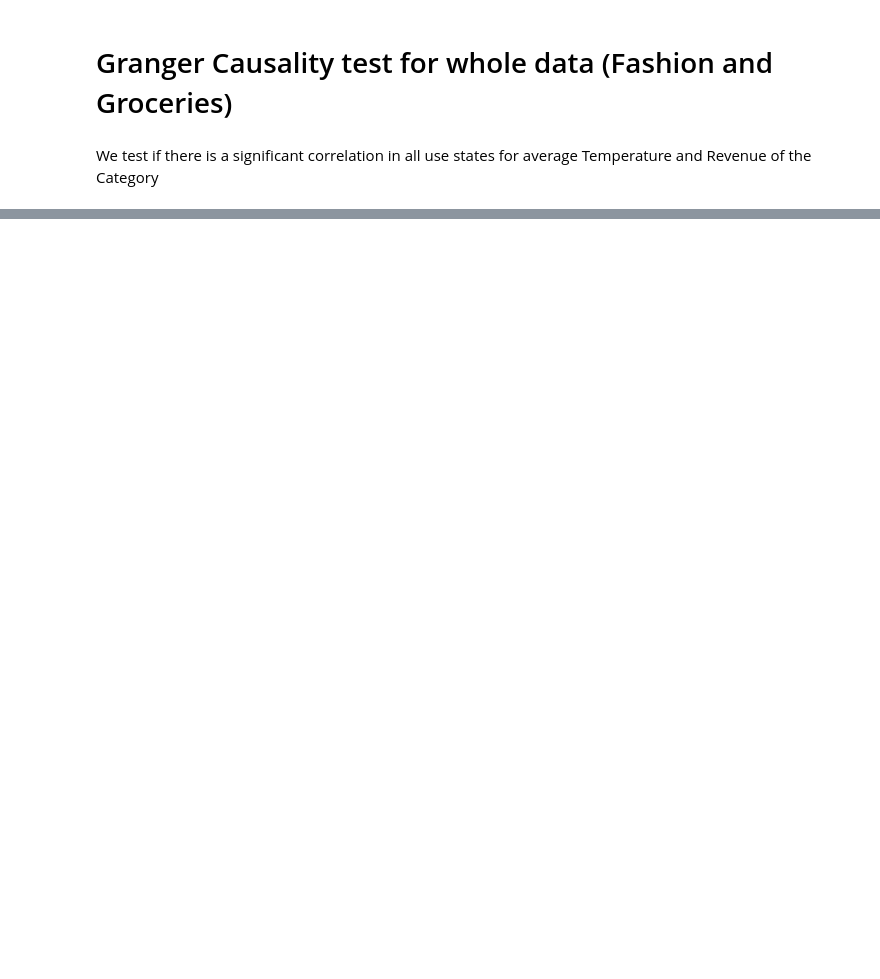
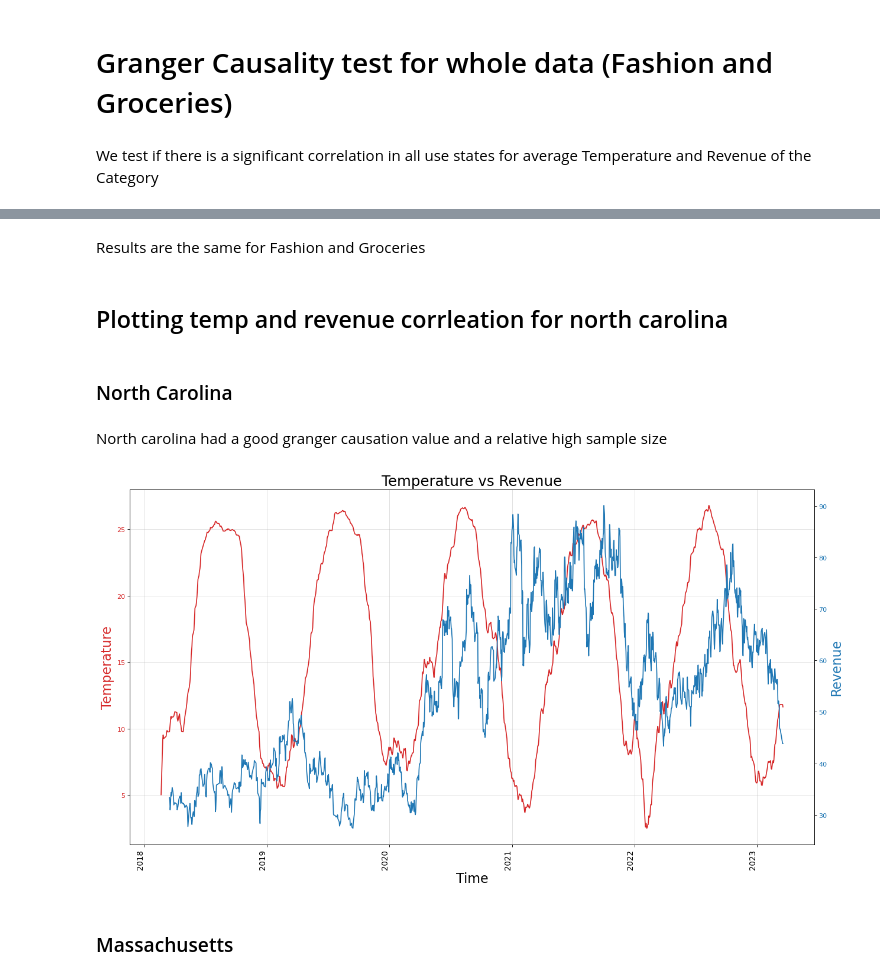
Before and after one commit to MoritzBaldauf/Bachelor_Thesis_Code, a Jupyter notebook: Hypothesis_testing1.ipynb, the cells around one changed output, grey strips where cells are left out. Saved outputs shown, nothing was run; the diff lists cells and outputs as text; code cells hidden in the pictures; blank space fills up the shorter version.

```diff
--- a/Hypothesis_testing1.ipynb
+++ b/Hypothesis_testing1.ipynb
@@ -407,0 +295,62 @@ State with ValueError:PR
+# %% [markdown]
+Results are the same for Fashion and Groceries
+# %% [markdown]
+## Plotting temp and revenue corrleation for north carolina
+# %% [markdown]
+### North Carolina
+# %% [markdown]
+North carolina had a good granger causation value and a relative high sample size
+# %%
+## Groceries
+Groceries_filter = Grocerie_transactions["Shipping Address State"]== "NC"
+
+NC_Groceries = Grocerie_transactions[Groceries_filter]
+
+#NC_Groceries  = NC_Groceries[(NC_Groceries['Order Date'] >= '2018-12-1') & (NC_Groceries['Order Date'] < '2021-01-01')]
+
+NC_Groceries = NC_Groceries.sort_values("Order Date", ascending=True)
+
+NC_Groceries = NC_Groceries.groupby("Order Date").agg({"Revenue": "sum", "tavg":"first"})
+
+NC_Groceries["tavg"] = NC_Groceries["tavg"].rolling(30).mean()
+
+NC_Groceries["SMA"] = NC_Groceries["Revenue"].rolling(30).mean()
+NC_Groceries["SMA_lag"] = NC_Groceries["SMA"].shift(14)
+
+NC_Groceries.reset_index(inplace=True)
+# %%
+
+# Plot Line1 (Left Y Axis)
+fig, ax1 = plt.subplots(1,1,figsize=(16,9), dpi= 80)
+ax1.plot(NC_Groceries["Order Date"], NC_Groceries["tavg"], color='tab:red')
+
+# Plot Line2 (Right Y Axis)
+ax2 = ax1.twinx()  # instantiate a second axes that shares the same x-axis
+ax2.plot(NC_Groceries["Order Date"], NC_Groceries["SMA_lag"], color='tab:blue')
+
+# Formating
+# ax.xaxis.set_major_locator(CA_Groceries.MonthLocator(bymonth=range(1,12,3)))
+plt.setp(ax1.xaxis.get_majorticklabels(), rotation=90, ha='right') # Rotating x-labels
+
+
+
+# Decorations
+# ax1 (left Y axis)
+ax1.set_xlabel('Time', fontsize=20)
+ax1.tick_params(axis='x', rotation=90, labelsize=12)
+ax1.set_ylabel('Temperature', color='tab:red', fontsize=20)
+ax1.tick_params(axis='y', rotation=0, labelcolor='tab:red' )
+ax1.grid(alpha=.4)
+
+# ax2 (right Y axis)
+ax2.set_ylabel("Revenue", color='tab:blue', fontsize=20)
+ax2.tick_params(axis='y', labelcolor='tab:blue')
+#ax2.set_xticks(np.arange(0, len(x), 60))
+#ax2.set_xticklabels(x[::60], rotation=90, fontdict={'fontsize':10})
+ax2.set_title("Temperature vs Revenue", fontsize=22)
+fig.tight_layout()
+plt.show()
+# %% [output]
+[figure, added]
+# %% [markdown]
+### Massachusetts
```
Also changed, not shown: parts of 40 cells of this notebook, 5 other files.
